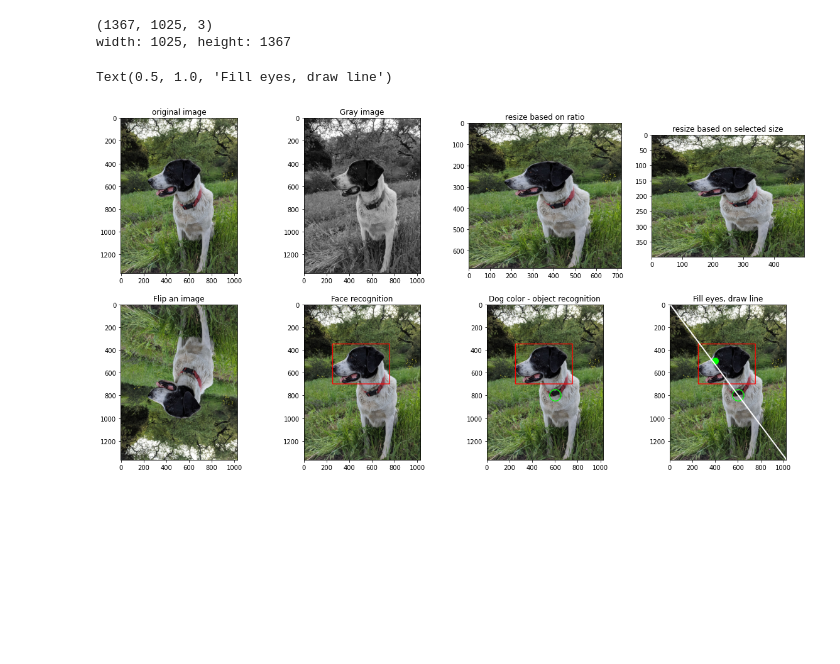
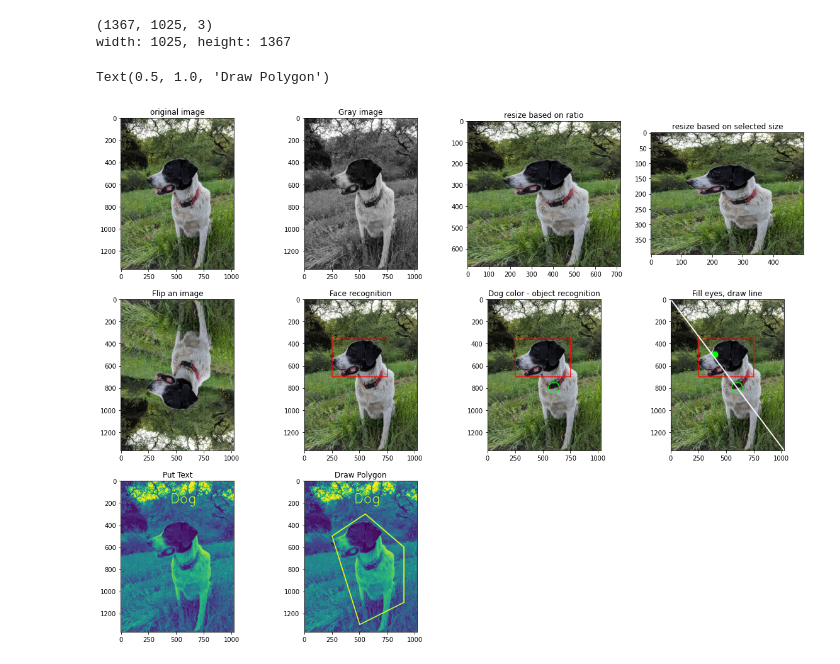
Before and after one commit to faranak5171/Computer-Vision-Projects, a Jupyter notebook: opencv_image.ipynb, the cells around one changed output. Drawn from its saved outputs; the diff is of its cells as text; code cells hidden in the pictures; blank space fills up the shorter version.

Commit message:
Draw custom polygon

```diff
--- a/opencv_image.ipynb
+++ b/opencv_image.ipynb
@@ -12,8 +13,8 @@ width = fix_pic.shape[1]
 height = fix_pic.shape[0]
 print(f"width: {width}, height: {height}")
 
-fig = plt.figure(figsize=(20,10))
-rows = 2
+fig = plt.figure(figsize=(20,15))
+rows = 3
 cols = 4
 ax = fig.add_subplot(rows,cols,1)
 ax.imshow(fix_pic)
@@ -39,32 +40,46 @@ ax = fig.add_subplot(rows, cols, 4)
 ax.imshow(resize_pic)
 ax.set_title('resize based on selected size')
 
 #Flip image
 flip_pic = cv2.flip(fix_pic,0)
 ax = fig.add_subplot(rows,cols,5)
 ax.imshow(flip_pic)
 ax.set_title('Flip an image')
 
 # Draw a rectangle on image
 cv2.rectangle(fix_pic, pt1=(250,350), pt2=(750,700), color=(255,0,0), thickness=5)
 ax = fig.add_subplot(rows, cols, 6)
 ax.imshow(fix_pic)
 ax.set_title('Face recognition')
 
 # Draw a circle on image
 cv2.circle(img=fix_pic, center=(600,800), radius=50, color=(0,255,0), thickness=5)
 ax = fig.add_subplot(rows,cols, 7)
 ax.imshow(fix_pic)
 ax.set_title('Dog color - object recognition')
 
 # Draw a circle, fill it and draw a line
 cv2.circle(img=fix_pic, center=(400,500), radius=30, color=(0,255,0), thickness=-1)
 cv2.line(fix_pic, pt1=(0,0), pt2=(1025,1367), color=(255,255,255), thickness=10)
 ax = fig.add_subplot(rows,cols, 8)
 ax.imshow(fix_pic)
 ax.set_title('Fill eyes, draw line')
+
+# put text on image
+font = cv2.FONT_HERSHEY_SIMPLEX
+cv2.putText(gray_pic, text='Dog', org=(450,200), fontFace=font, fontScale=4, color=(255,0,0), thickness=5, lineType=cv2.LINE_AA)
+ax = fig.add_subplot(rows,cols,9)
+ax.imshow(gray_pic)
+ax.set_title('Put Text')
+
+# Draw custom polygon
+vertices = np.array([ [500,1300], [250,500], [550,300], [900,600], [900,1100]], dtype=np.int32).reshape(-1,1,2)
+cv2.polylines(gray_pic, [vertices], isClosed=True, color=(255,0,0), thickness=10)
+ax = fig.add_subplot(rows,cols,10)
+ax.imshow(gray_pic)
+ax.set_title('Draw Polygon')
 # %% [output]
 (1367, 1025, 3)
 width: 1025, height: 1367
-Text(0.5, 1.0, 'Fill eyes, draw line')
+Text(0.5, 1.0, 'Draw Polygon')
-[figure, old version]
+[figure, new version]
```
Also changed, not shown: parts of 1 cell of this notebook.
